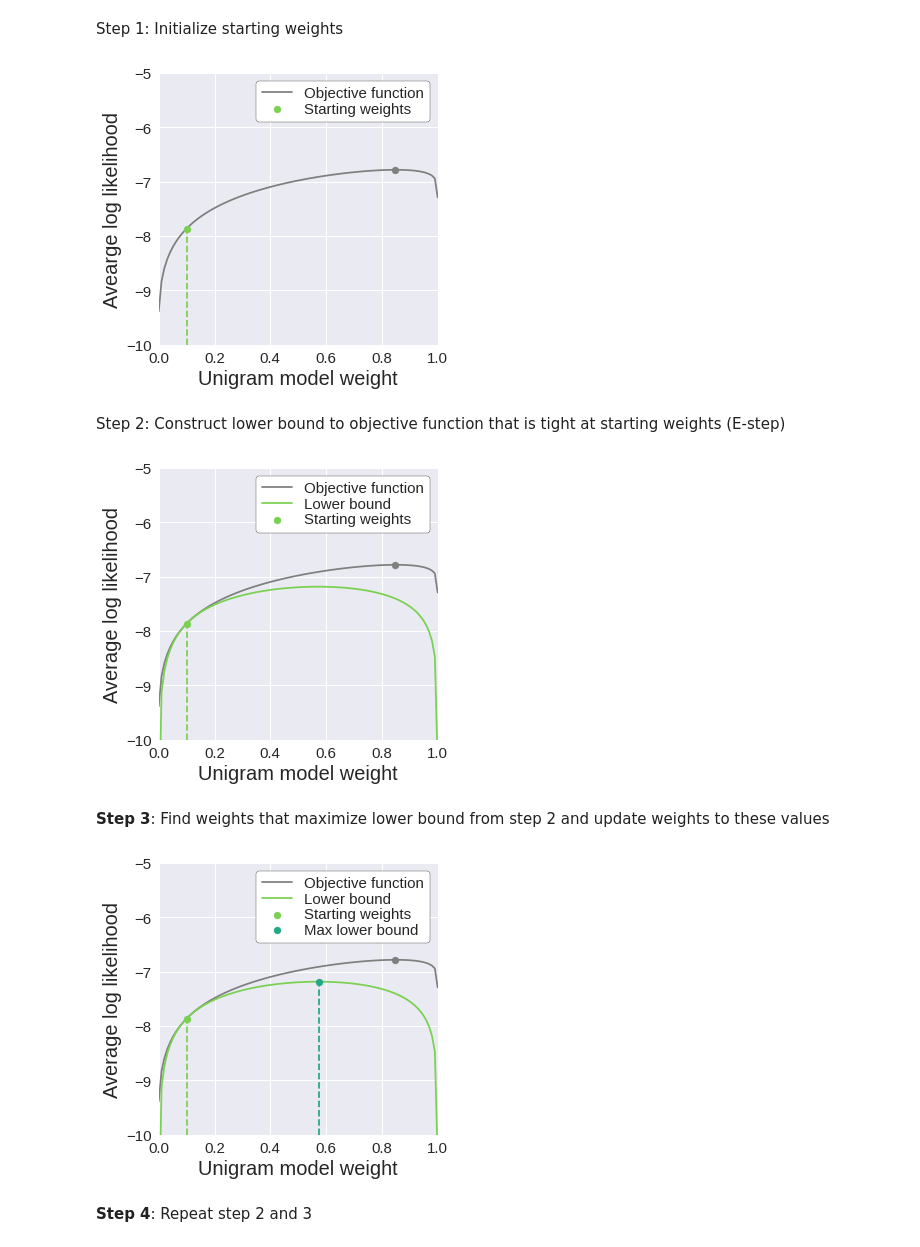
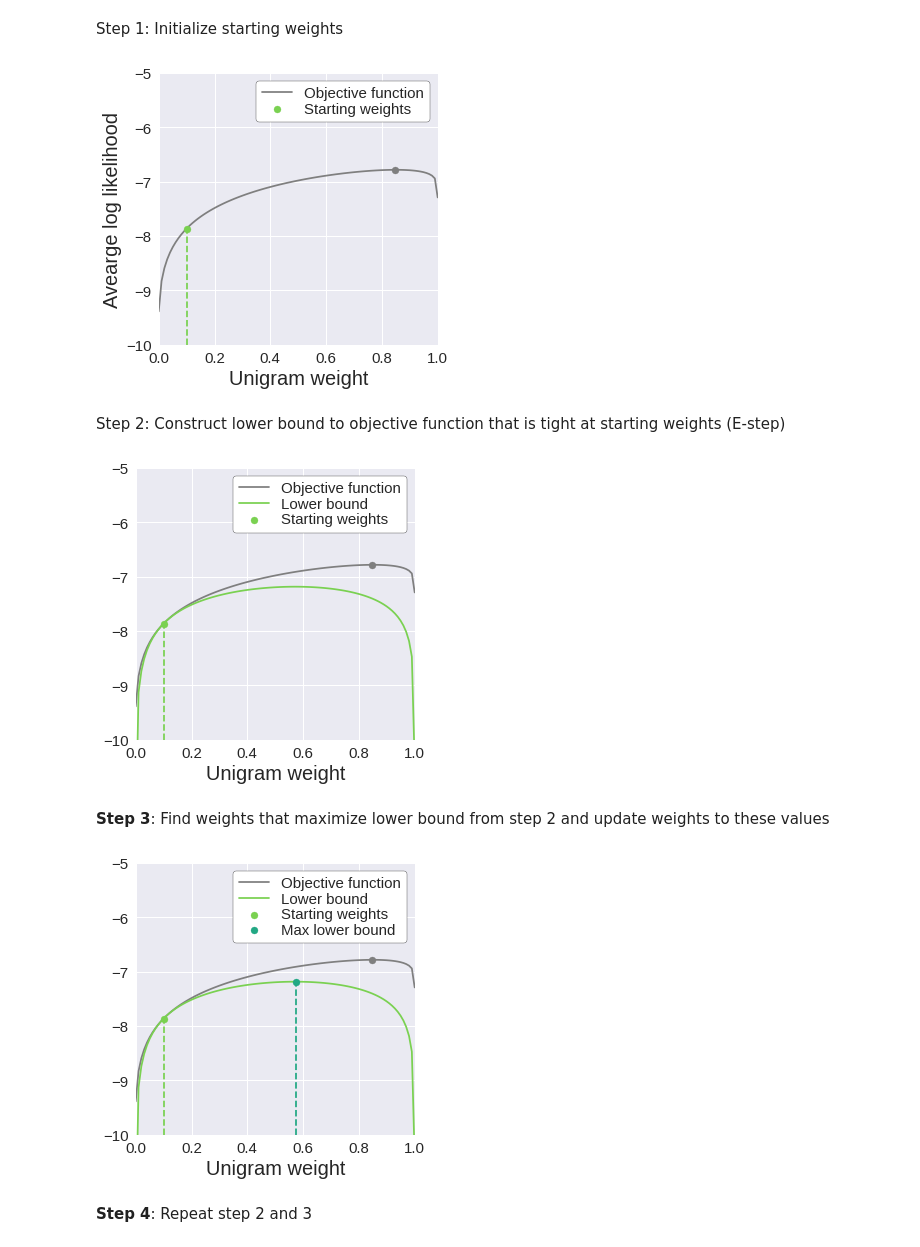
Before and after one commit to khanhnguyendata/ngram, a Jupyter notebook: analysis/part3.ipynb, the cells around one changed output. Cells and saved outputs as stored; diff of their text form; code cells hidden in the pictures.

Commit message:
Almost done with multi-model EM

```diff
--- a/analysis/part3.ipynb
+++ b/analysis/part3.ipynb
@@ -239,37 +239,37 @@ ax.legend(**legend_opts)
 
 ax.set_xlim(0, 1)
 ax.set_ylim(-10, -5)
-ax.set_xlabel('Unigram model weight')
+ax.set_xlabel('Unigram weight')
 ax.set_ylabel('Avearge log likelihood')
 savefig(fig, 'e1.png')
 # %% [output]
-[figure, old version]
+[figure, new version]
 # %% [markdown]
 Step 2: Construct lower bound to objective function that is tight at starting weights (E-step)
 # %%
-lower_bound0 = [calculate_lower_bound_ln(dev_prob_matrix[:, [0, 1]], unigram_weight, unigram_weight0) for unigram_weight in unigram_weights]
+lower_bounds0 = [calculate_lower_bound_ln(dev_prob_matrix[:, [0, 1]], unigram_weight, unigram_weight0) for unigram_weight in unigram_weights]
 # %%
 fig, ax = plt.subplots(figsize=(5, 5))
 
 # Plot objective function
 ax.plot(unigram_weights, objective_function, color='tab:gray', label='Objective function')
 ax.scatter(argmax_objective_function, max_objective_function, color='tab:gray')
 
 # Plot starting weights
 ax.scatter(unigram_weight0, avg_ll0,
            color=iter_colors[0], label='Starting weights', zorder=10)
 ax.vlines(unigram_weight0, -10, avg_ll0, color=iter_colors[0], linestyles='dashed')
 
 # Plot lower bound
-ax.plot(unigram_weights, lower_bound0, color=iter_colors[0], label='Lower bound')
+ax.plot(unigram_weights, lower_bounds0, color=iter_colors[0], label='Lower bound')
 ax.legend(**legend_opts)
 
 ax.set_xlim(0, 1)
 ax.set_ylim(-10, -5)
-ax.set_xlabel('Unigram model weight')
+ax.set_xlabel('Unigram weight')
 savefig(fig, 'e2.png')
 # %% [output]
-[figure, old version]
+[figure, new version]
 # %% [markdown]
 **Step 3**: Find weights that maximize lower bound from step 2 and update weights to these values
 # %%
@@ -298,10 +298,10 @@ ax.legend(**legend_opts)
 
 ax.set_xlim(0, 1)
 ax.set_ylim(-10, -5)
-ax.set_xlabel('Unigram model weight')
+ax.set_xlabel('Unigram weight')
 savefig(fig, 'e3.png')
 # %% [output]
-[figure, old version]
+[figure, new version]
 # %% [markdown]
 **Step 4**: Repeat step 2 and 3
 # %%
```
Also changed, not shown: parts of 5 cells of this notebook, 6 other files.
